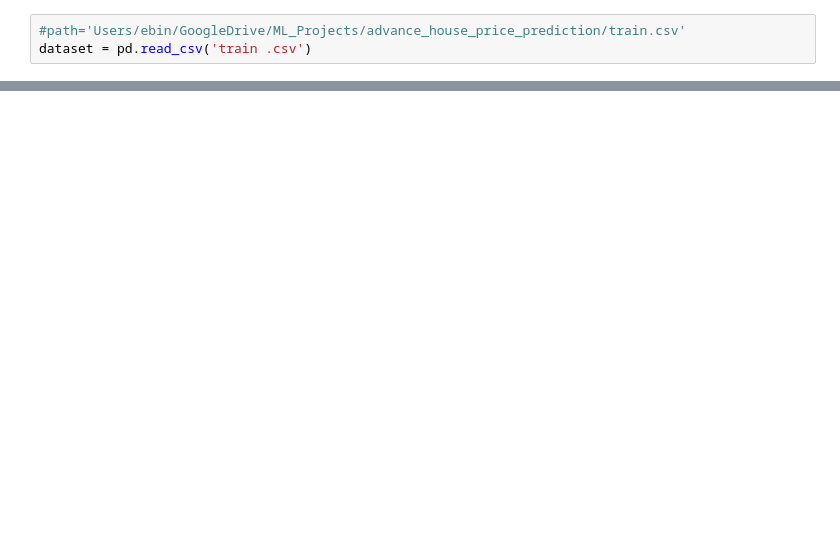
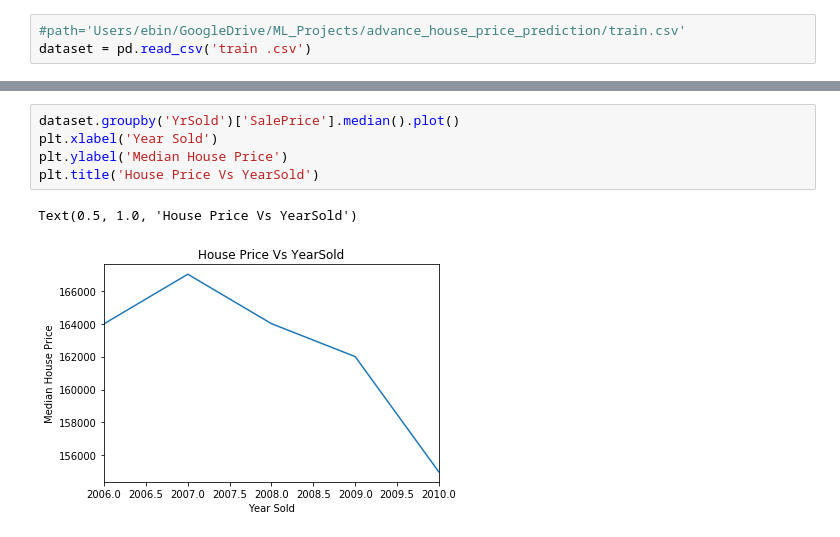
Before and after one commit to ebin0402/Advanced_House_Price_Predictions, a Jupyter notebook: advance_house_price_prediction/eda.ipynb, the cells around one changed output, grey strips where cells are left out. Drawn from its saved outputs; the diff is of its cells as text; blank space fills up the shorter version.

```diff
--- a/advance_house_price_prediction/eda.ipynb
+++ b/advance_house_price_prediction/eda.ipynb
@@ -32,0 +128,8 @@ dataset.shape
+# %%
+dataset.groupby('YrSold')['SalePrice'].median().plot()
+plt.xlabel('Year Sold')
+plt.ylabel('Median House Price')
+plt.title('House Price Vs YearSold')
+# %% [output]
+Text(0.5, 1.0, 'House Price Vs YearSold')
+[figure, added]
```
Also changed, not shown: parts of 28 cells of this notebook.
